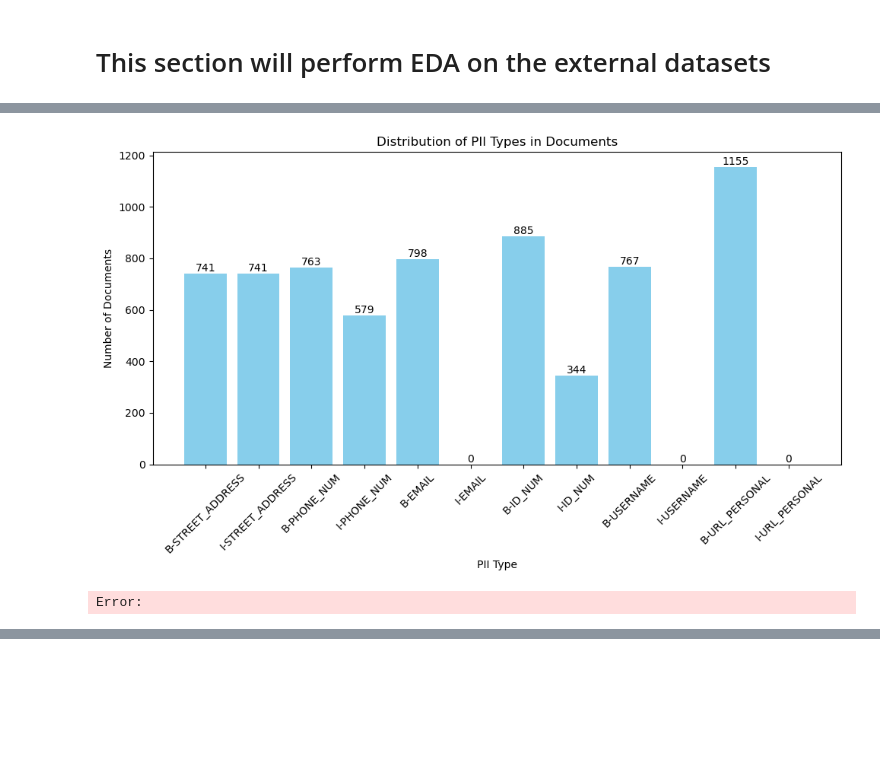
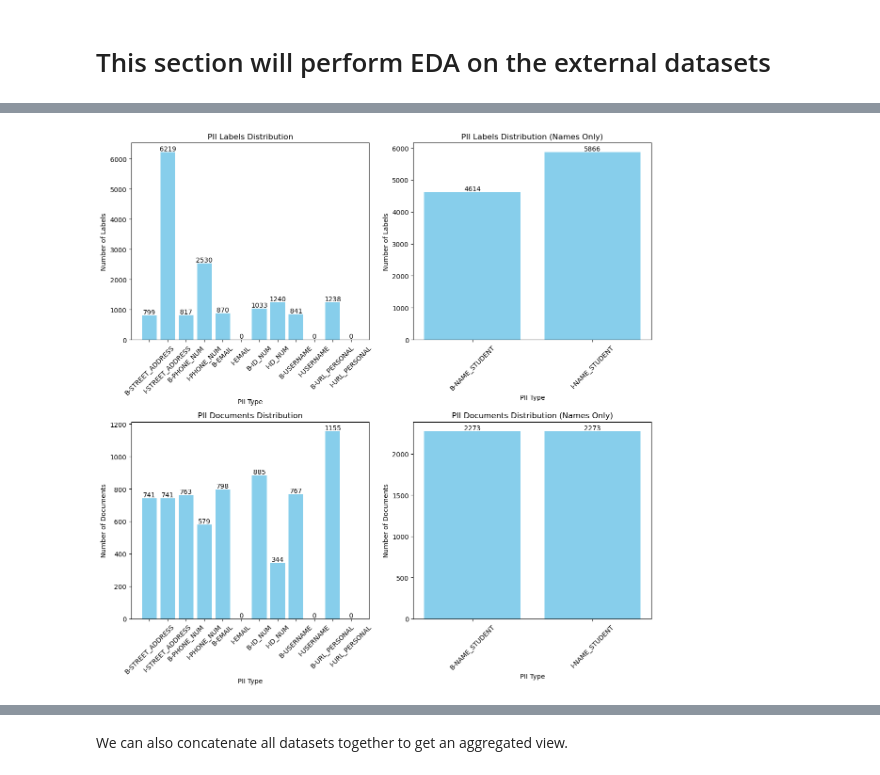
Before and after one commit to alanklin/NLP-Final, a Jupyter notebook: Code/eda.ipynb, the cells around one changed output, grey strips where cells are left out. Saved outputs shown, nothing was run; the diff lists cells and outputs as text; code cells hidden in the pictures; blank space fills up the shorter version.

```diff
--- a/Code/eda.ipynb
+++ b/Code/eda.ipynb
@@ -274,34 +278,10 @@ external2.head(5)
 | 2 | c172f453e4643ae9c9bc9d8426128217 | Storytelling Challenge: The Power... | [Storytelling, Challenge, :, The,... | [True, False, True, True, True, T... | [O, O, O, O, O, O, O, O, O, O, O,... |
 | 3 | b9edf42553f58bbffa457381a3799770 | Storytelling Challenge: Crafting ... | [Storytelling, Challenge, :, Craf... | [True, False, True, True, True, T... | [O, O, O, O, O, O, O, O, O, O, O,... |
 | 4 | 232dd2bd7be9d3a3ea93cab6e17fcbfa | Storytelling Challenge: The Power... | [Storytelling, Challenge, :, The,... | [True, False, True, True, True, T... | [O, O, O, O, O, O, O, O, O, O, O,... |
-# %%
-# Define the list of PII types to count
-pii_types = ['B-STREET_ADDRESS', 'I-STREET_ADDRESS', 'B-PHONE_NUM','I-PHONE_NUM', 'B-EMAIL','I-EMAIL', 'B-ID_NUM', 'I-ID_NUM', 'B-USERNAME', 'I-USERNAME', 'B-URL_PERSONAL', 'I-URL_PERSONAL']
-
-# Count the number of documents containing each PII type
-pii_counts = {pii: sum(pii in labels for labels in external2['labels']) for pii in pii_types}
-
-# Convert the counts to a DataFrame for easier plotting
-pii_counts_df = pd.DataFrame(list(pii_counts.items()), columns=['PII Type', 'Document Count'])
-
-# Plot the distribution of PII types
-plt.figure(figsize=(10, 6))
-bars = plt.bar(pii_counts_df['PII Type'], pii_counts_df['Document Count'], color='skyblue')
-
-# Add counts on top of the bars
-for bar in bars:
-    height = bar.get_height()
-    plt.text(bar.get_x() + bar.get_width() / 2, height, str(height), ha='center', va='bottom')
-
-plt.xlabel('PII Type')
-plt.ylabel('Number of Documents')
-plt.title('Distribution of PII Types in Documents')
-plt.xticks(rotation=45)
-plt.tight_layout()
-plt.show()
-# %% [output]
-[figure, removed]
-Error:
+# %%
+plot_all(external2)
+# %% [output]
+[figure, added]
 # %%
 external3.head(5)
 # %% [output]
@@ -311,3 +291,5 @@ external3.head(5)
 | 2 | The question of identity in the d... | ['bosborne@gmail.com', 'crystalga... | ['james71', 'bishoptanner', 'debr... | ['418 3MZ'] | ['2679537510', '608-399-3318x868'] | ['https://instagram.com/ronaldkni... | ['PSC 1611, Box 6207\nAPO AA 9047... |
 | 3 | The flickering fluorescent lights... | ['yfigueroa@yahoo.com'] | ['scott92'] | ['161-16-1975'] | ['(769)972-8457x6377'] | ['https://twitter.com/wallacedoug... | [] |
 | 4 | ## The Unexpected Detour: Finding... | ['donnadennis@gmail.com', 'carter... | ['michelelopez'] | ['DPLW42035574485291'] | ['789-542-6223'] | ['https://facebook.com/karicarter'] | ['90611 Robert Plaza\nYangberg, O... |
+# %% [markdown]
+We can also concatenate all datasets together to get an aggregated view.
```
Also changed, not shown: parts of 14 cells of this notebook, 1 other file.
